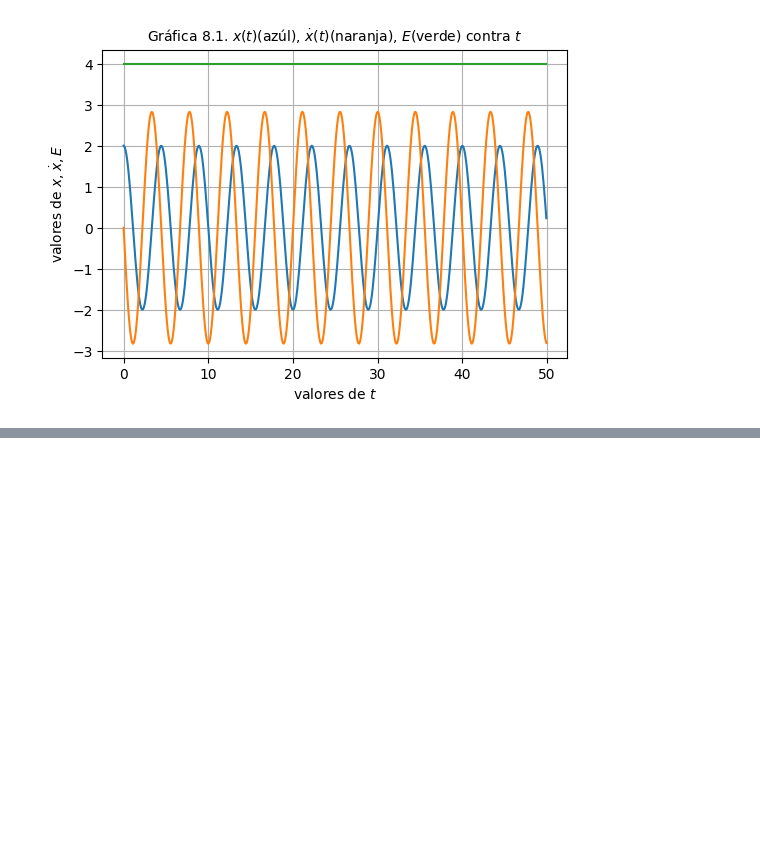
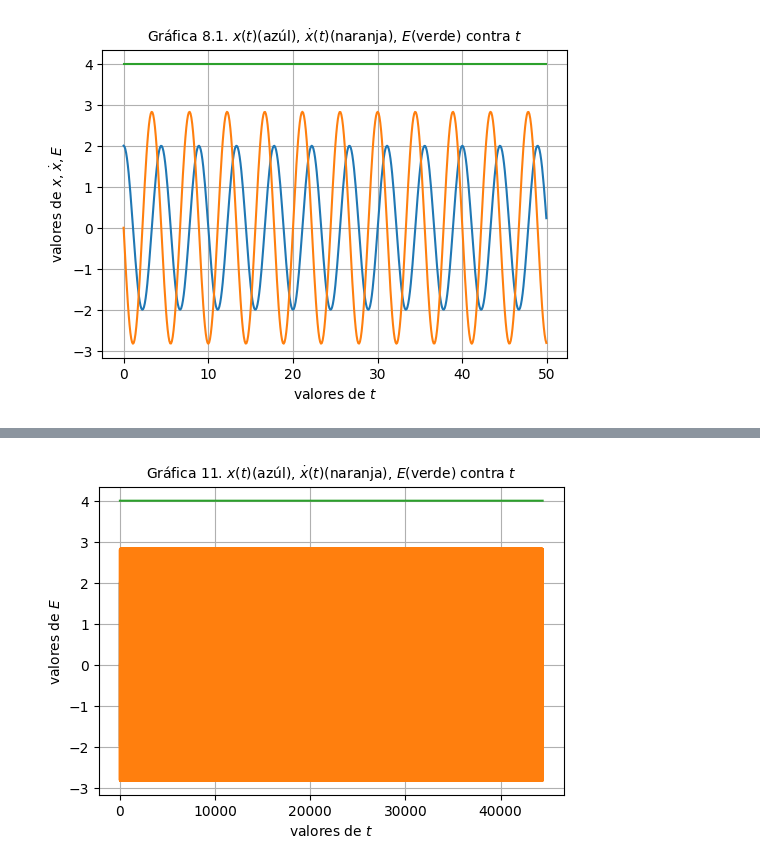
Before and after one commit to lbenet/2017-2_TSFisComputacional-1, a Jupyter notebook: tareas/rene/Tarea6.ipynb, the cells around one changed output, grey strips where cells are left out. Drawn from its saved outputs; the diff is of its cells as text; code cells hidden in the pictures; blank space fills up the shorter version.

```diff
--- a/tareas/rene/Tarea6.ipynb
+++ b/tareas/rene/Tarea6.ipynb
@@ -422,0 +513,13 @@ grid()
+# %%
+figure(figsize=(6,4)) # este comando define el tamaño de la figura
+plot(t,s1)    # este comando pinta el tiempo contra la solución númerica x(t)
+plot(t,s2)    # este comando pinta el tiempo contra la solución númerica derivada(x(t))
+plot(t,E)     # este comando pinta el tiempo contra la solución númerica E
+title(L"Gráfica 11. $x(t)$(azúl), $\dot{x}(t)$(naranja), $E$(verde) contra $t$", fontsize=10)
+xlabel(L"valores de $t$")
+ylabel(L"valores de $E$")
+#xscale("log")
+#yscale("log")
+grid()
+# %% [output]
+[figure, added]
```
Also changed, not shown: parts of 12 cells of this notebook, 1 other file.
